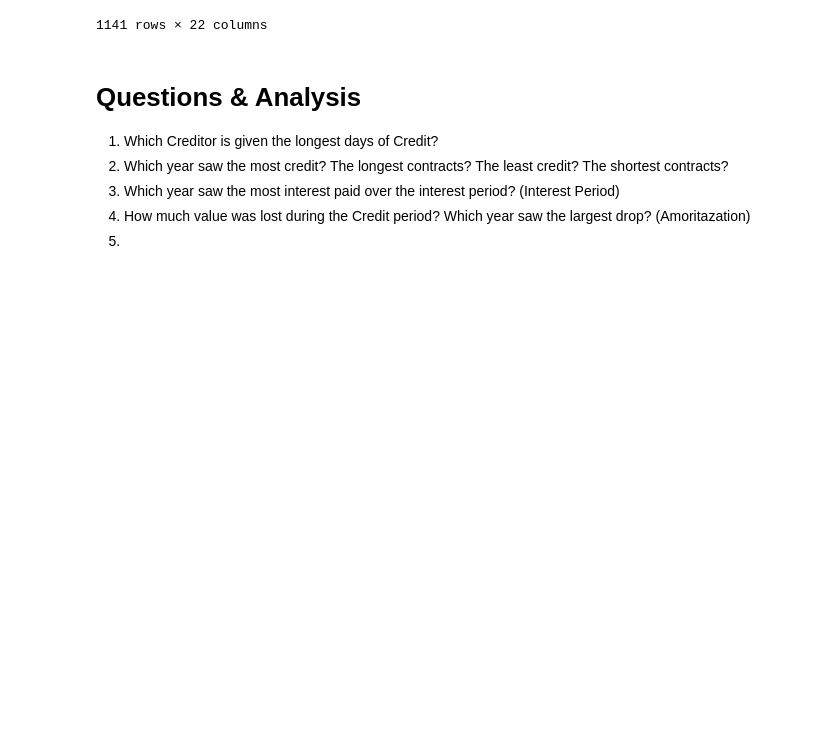
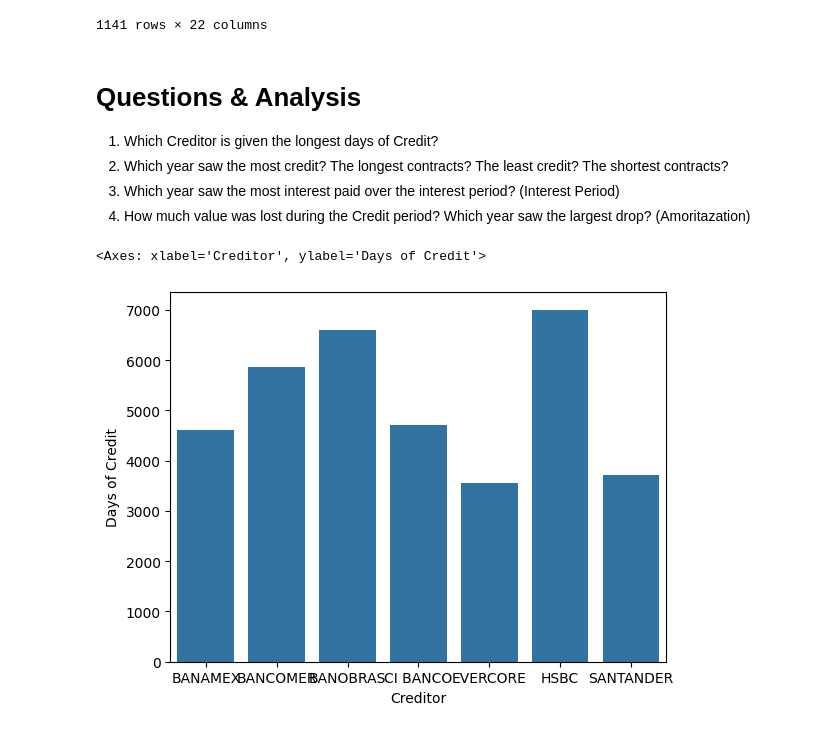
Before and after one commit to datakind/datakit-financial-inclusion-2025, a Jupyter notebook: challenge/mexico_wealth_analysis/mexico_city_debt_analysis.ipynb, the cells around one changed output. Saved outputs shown, nothing was run; the diff lists cells and outputs as text; code cells hidden in the pictures; blank space fills up the shorter version.

Commit message:
Finanlized some research items: API resources, Financial inclusion, and shared some visualizations of Mexico City Bank information

```diff
--- a/challenge/mexico_wealth_analysis/mexico_city_debt_analysis.ipynb
+++ b/challenge/mexico_wealth_analysis/mexico_city_debt_analysis.ipynb
@@ -128,4 +114,9 @@ df
 2. Which year saw the most credit? The longest contracts? The least credit? The shortest contracts?
 3. Which year saw the most interest paid over the interest period? (Interest Period)
 4. How much value was lost during the Credit period? Which year saw the largest drop? (Amoritazation)
-5.
+# %%
+creditor_days = df.groupby('Creditor')['Days of Credit'].mean()
+sbn.barplot(creditor_days)
+# %% [output]
+<Axes: xlabel='Creditor', ylabel='Days of Credit'>
+[figure, added]
```
Also changed, not shown: parts of 4 cells of this notebook, 7 other files.
